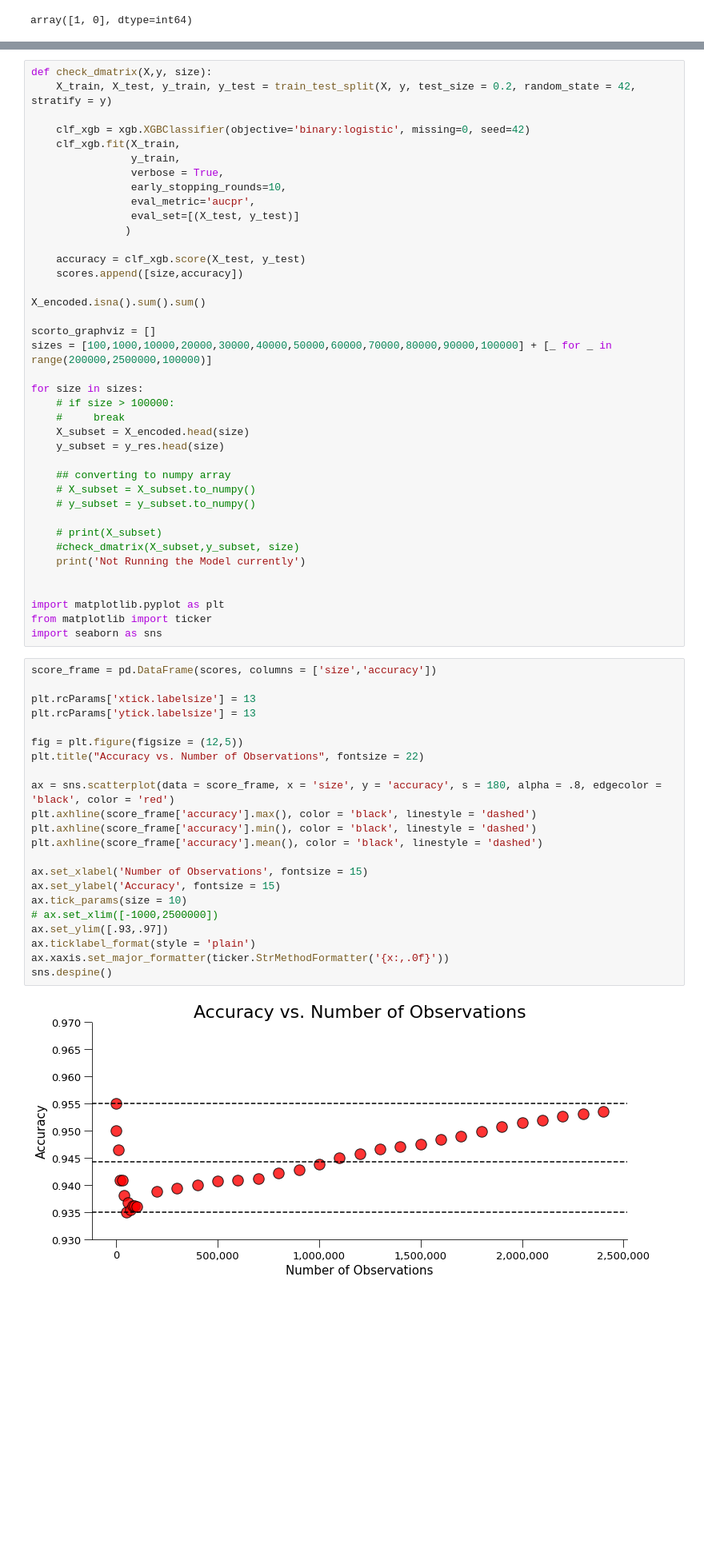
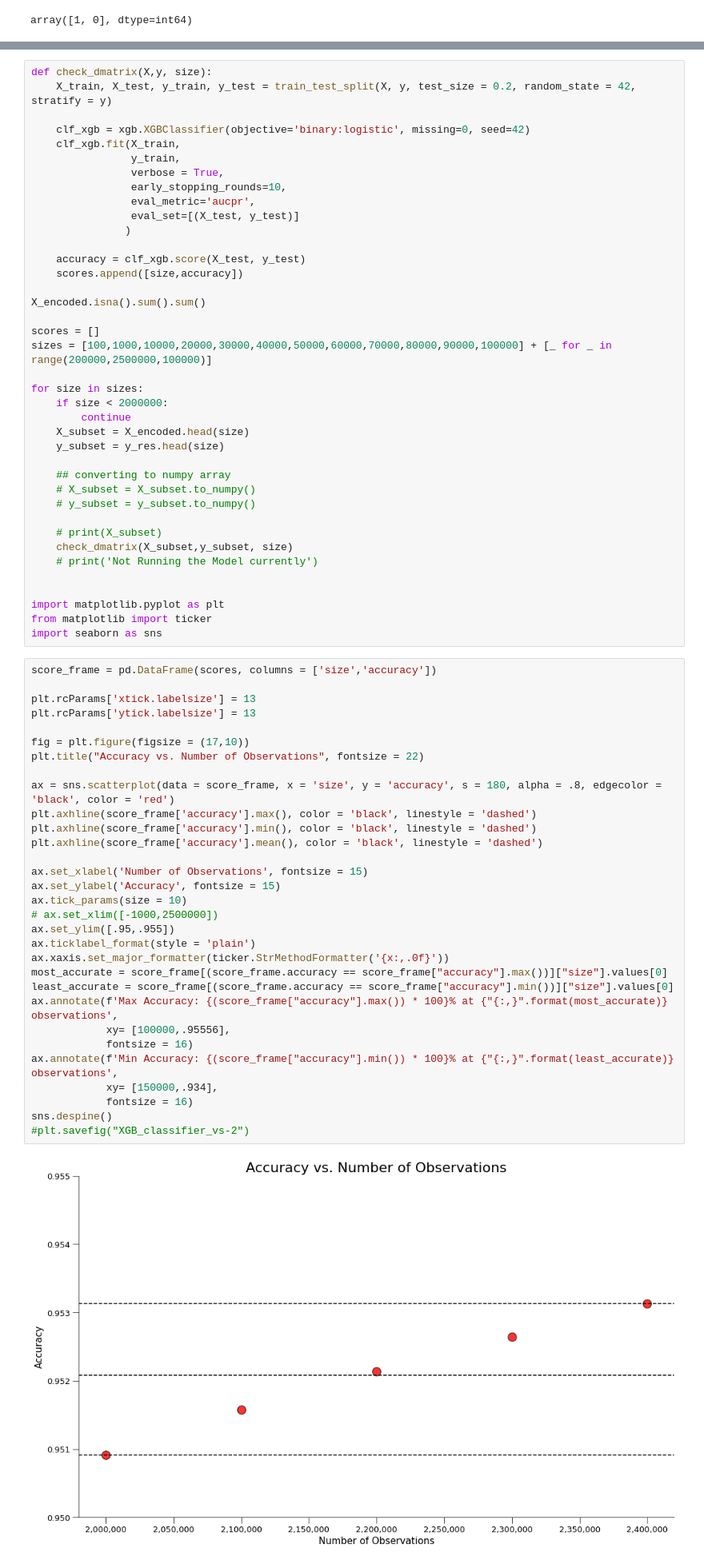
Before and after one commit to jedc4xer/model_assessment, a Jupyter notebook: seriously_slimmed_911.ipynb, the cells around one changed output, grey strips where cells are left out. Shown at 80% size. Saved outputs shown, nothing was run; the diff lists cells and outputs as text; blank space fills up the shorter version.

```diff
--- a/seriously_slimmed_911.ipynb
+++ b/seriously_slimmed_911.ipynb
@@ -225,12 +235,12 @@ def check_dmatrix(X,y, size):
 
 X_encoded.isna().sum().sum()
 
-scorto_graphviz = []
+scores = []
 sizes = [100,1000,10000,20000,30000,40000,50000,60000,70000,80000,90000,100000] + [_ for _ in range(200000,2500000,100000)]
 
 for size in sizes:
-    # if size > 100000:
-    #     break
+    if size < 2000000:
+        continue
     X_subset = X_encoded.head(size)
     y_subset = y_res.head(size)
 
@@ -239,8 +249,8 @@ for size in sizes:
     # y_subset = y_subset.to_numpy()
 
     # print(X_subset)
-    #check_dmatrix(X_subset,y_subset, size)
-    print('Not Running the Model currently')
+    check_dmatrix(X_subset,y_subset, size)
+    # print('Not Running the Model currently')
 
 
 import matplotlib.pyplot as plt
@@ -249,24 +259,33 @@ import seaborn as sns
 # %%
 score_frame = pd.DataFrame(scores, columns = ['size','accuracy'])
 
 plt.rcParams['xtick.labelsize'] = 13
 plt.rcParams['ytick.labelsize'] = 13
 
-fig = plt.figure(figsize = (12,5))
+fig = plt.figure(figsize = (17,10))
 plt.title("Accuracy vs. Number of Observations", fontsize = 22)
 
 ax = sns.scatterplot(data = score_frame, x = 'size', y = 'accuracy', s = 180, alpha = .8, edgecolor = 'black', color = 'red')
 plt.axhline(score_frame['accuracy'].max(), color = 'black', linestyle = 'dashed')
 plt.axhline(score_frame['accuracy'].min(), color = 'black', linestyle = 'dashed')
 plt.axhline(score_frame['accuracy'].mean(), color = 'black', linestyle = 'dashed')
 
 ax.set_xlabel('Number of Observations', fontsize = 15)
 ax.set_ylabel('Accuracy', fontsize = 15)
 ax.tick_params(size = 10)
 # ax.set_xlim([-1000,2500000])
-ax.set_ylim([.93,.97])
+ax.set_ylim([.95,.955])
 ax.ticklabel_format(style = 'plain')
 ax.xaxis.set_major_formatter(ticker.StrMethodFormatter('{x:,.0f}'))
+most_accurate = score_frame[(score_frame.accuracy == score_frame["accuracy"].max())]["size"].values[0]
+least_accurate = score_frame[(score_frame.accuracy == score_frame["accuracy"].min())]["size"].values[0]
+ax.annotate(f'Max Accuracy: {(score_frame["accuracy"].max()) * 100}% at {"{:,}".format(most_accurate)} observations',
+            xy= [100000,.95556],
+            fontsize = 16)
+ax.annotate(f'Min Accuracy: {(score_frame["accuracy"].min()) * 100}% at {"{:,}".format(least_accurate)} observations',
+            xy= [150000,.934],
+            fontsize = 16)
 sns.despine()
+#plt.savefig("XGB_classifier_vs-2")
 # %% [output]
-[figure, old version]
+[figure, new version]
```
Also changed, not shown: parts of 19 cells of this notebook, 2 other files.
